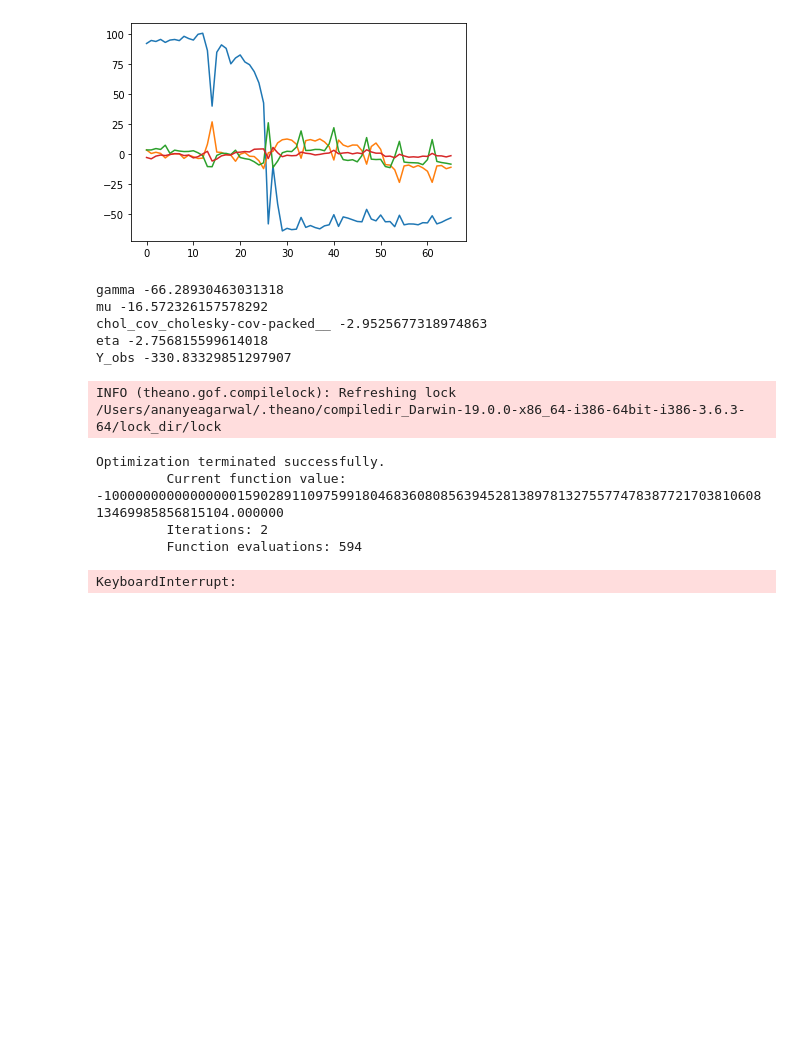
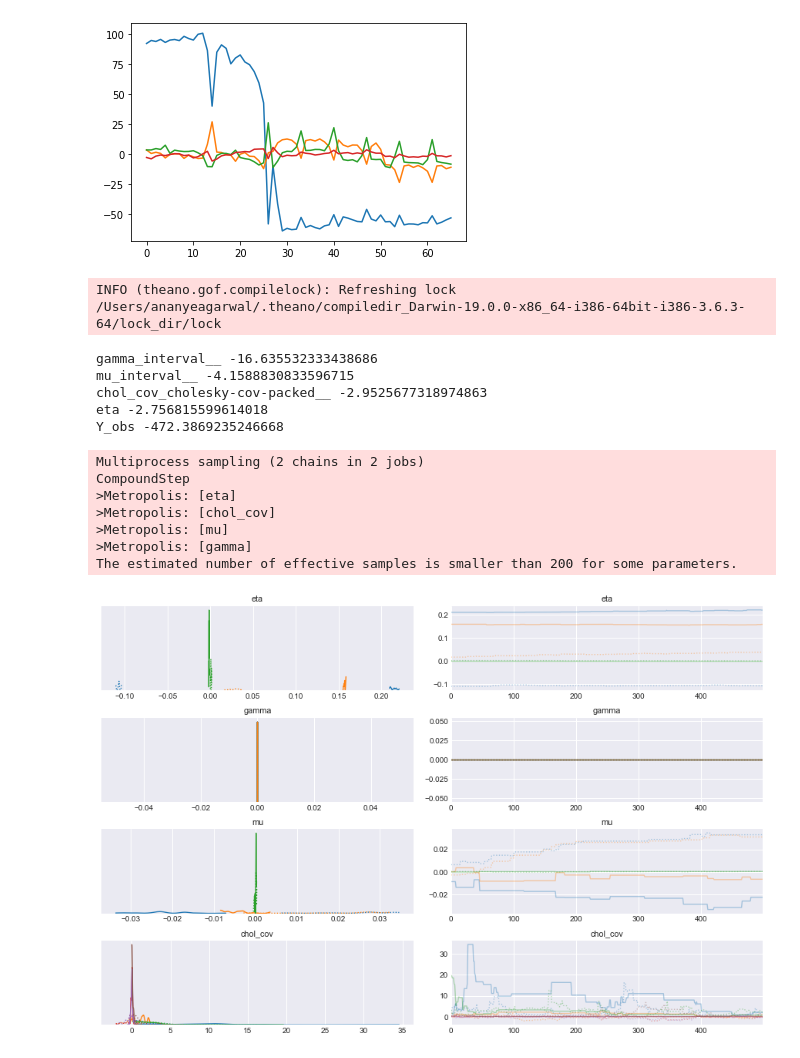
Before and after one commit to anag004/covid-model, a Jupyter notebook: ihme/UT@Austin_India.ipynb, the cells around one changed output. Drawn from its saved outputs; the diff is of its cells as text; code cells hidden in the pictures; blank space fills up the shorter version.

Commit message:
Change priors and sampler

```diff
--- a/ihme/UT@Austin_India.ipynb
+++ b/ihme/UT@Austin_India.ipynb
@@ -153,47 +154,53 @@ t = np.arange(n_data)
 
 with model:
     # Weakly informative priors on the parameters
-    gamma = pm.Normal('gamma', mu=0, sigma=100, shape=(4, 3))
-    mu = pm.Normal('mu', mu=1e-3, sigma=100, shape=3)
+#     gamma = pm.Normal('gamma', mu=0, sigma=1000, shape=(4, 3))
+#     mu = pm.Normal('mu', mu=1e-3, sigma=1000, shape=3)
+    gamma = pm.Uniform('gamma', lower=-100, upper=100, shape=(4, 3))
+    mu = pm.Uniform('mu', lower=-100, upper=100, shape=3)
 
     sd_dist = pm.HalfCauchy.dist(beta=2.5)
     packed_chol = pm.LKJCholeskyCov('chol_cov', eta=1, n=3, sd_dist=sd_dist)
     chol = pm.expand_packed_triangular(3, packed_chol, lower=True)
 
     # Define relationships amongst the params
     eta = pm.MvNormal('eta', mu=np.ones(3) * 1e-3, cov=chol, shape=3)
 
     mat = social_distance @ gamma
 
     beta_0 = mu[0] + mat[:, 0] + eta[0]
     beta_1 = mu[1] + mat[:, 1] + eta[1]
     beta_2 = mu[2] + mat[:, 2] + eta[2]
 
     lamb = np.exp(beta_0 + beta_1 * t + beta_2 * (t ** 2))
 
     Y_obs = pm.NegativeBinomial('Y_obs', mu=lamb, alpha=1, observed=death_data)
 
     for RV in model.basic_RVs:
         print(RV.name, RV.logp(model.test_point))
 
     # obtain starting values via MAP
-    start = pm.find_MAP(fmin=optimize.fmin_powell)
+#     start = pm.find_MAP(fmin=optimize.fmin_powell)
 
     # instantiate sampler
-    step = pm.NUTS(scaling=start)
+#     step = pm.NUTS(scaling=start)
 
     # draw 2000 posterior samples
-    trace = pm.sample(2000, step, start=start)
+    trace = pm.sample(step=pm.Metropolis())
 #     map_estimate = pm.find_MAP(model=model)
+    pm.traceplot(trace)
 # %% [output]
-gamma -66.28930463031318
-mu -16.572326157578292
-chol_cov_cholesky-cov-packed__ -2.9525677318974863
-eta -2.756815599614018
-Y_obs -330.83329851297907
+INFO (theano.gof.compilelock): Refreshing lock /Users/ananyeagarwal/.theano/compiledir_Darwin-19.0.0-x86_64-i386-64bit-i386-3.6.3-64/lock_dir/lock
-INFO (theano.gof.compilelock): Refreshing lock /Users/ananyeagarwal/.theano/compiledir_Darwin-19.0.0-x86_64-i386-64bit-i386-3.6.3-64/lock_dir/lock
+gamma_interval__ -16.635532333438686
+mu_interval__ -4.1588830833596715
+chol_cov_cholesky-cov-packed__ -2.9525677318974863
+eta -2.756815599614018
+Y_obs -472.3869235246668
-Optimization terminated successfully.
-         Current function value: -10000000000000000159028911097599180468360808563945281389781327557747838772170381060813469985856815104.000000
-         Iterations: 2
-         Function evaluations: 594
+Multiprocess sampling (2 chains in 2 jobs)
+CompoundStep
+>Metropolis: [eta]
+>Metropolis: [chol_cov]
+>Metropolis: [mu]
+>Metropolis: [gamma]
+The estimated number of effective samples is smaller than 200 for some parameters.
-KeyboardInterrupt:
+[figure, added]
```
Also changed, not shown: parts of 6 cells of this notebook.
